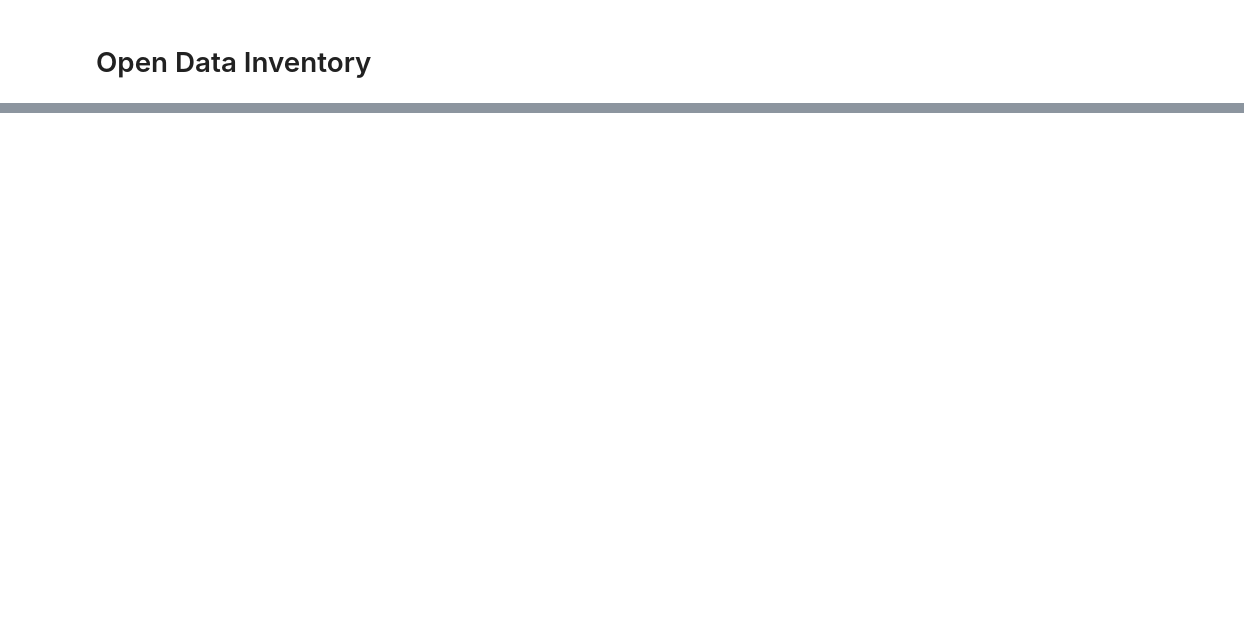
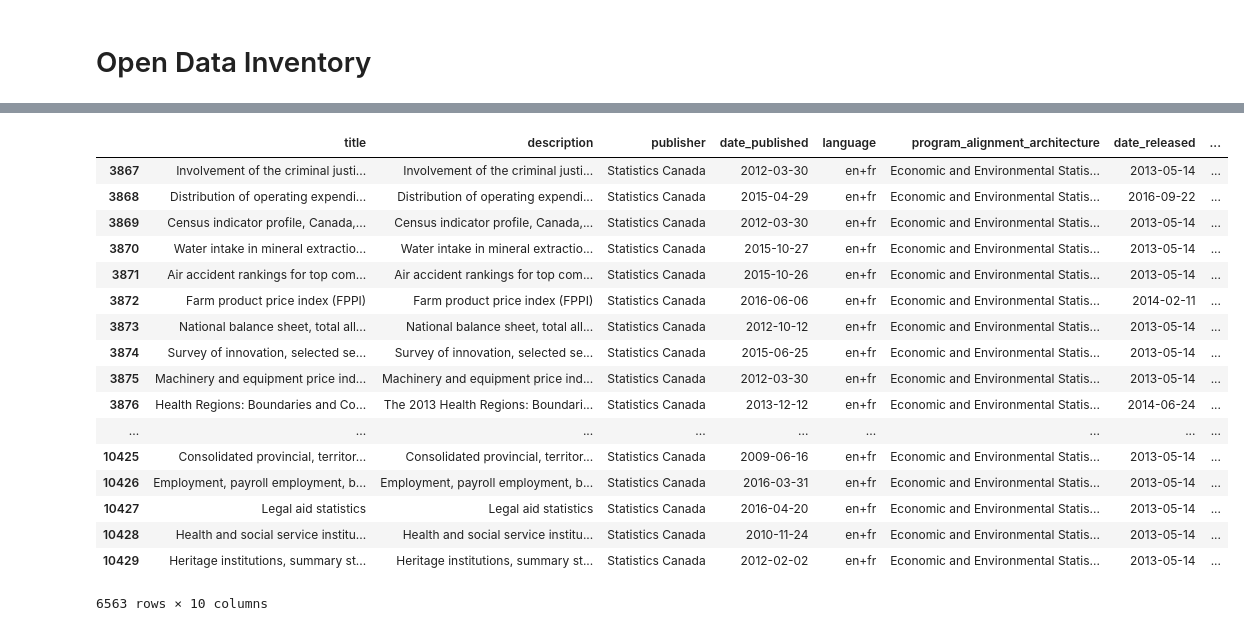
Before and after one commit to ocan-data/OpenCanadaData, a Jupyter notebook: notebooks/scratch/OpenDataInventory.ipynb, the cells around one changed output, grey strips where cells are left out. Saved outputs shown, nothing was run; the diff lists cells and outputs as text; code cells hidden in the pictures; blank space fills up the shorter version.

Commit message:
Updated inventory class manages the Open Canada data inventory

```diff
--- a/notebooks/scratch/OpenDataInventory.ipynb
+++ b/notebooks/scratch/OpenDataInventory.ipynb
@@ -18,4 +16,4 @@ inventory = pd.read_csv(INVENTORY_URL)
 # %%
 from ocandata.inventory import Inventory
+
+inventory: Inventory = Inventory.load()
-# %%
-inventory: Inventory = Inventory.from_url(INVENTORY_URL)
@@ -28,2 +19,0 @@ inventory.english_data.query("eligible_for_release != 'Y'")
-# %%
-inventory = pd.read_csv('../../data/inventory.csv')
@@ -52,0 +20,21 @@ statscan_inventory[statscan_inventory.description_en.str.match('.*Rail.*')].set_
+# %%
+inventory.statscan
+# %% [output]
+|  | title | description | publisher | date_published | language | program_alignment_architecture | date_released | ... |
+| 3867 | Involvement of the criminal justi... | Involvement of the criminal justi... | Statistics Canada | 2012-03-30 | en+fr | Economic and Environmental Statis... | 2013-05-14 | ... |
+| 3868 | Distribution of operating expendi... | Distribution of operating expendi... | Statistics Canada | 2015-04-29 | en+fr | Economic and Environmental Statis... | 2016-09-22 | ... |
+| 3869 | Census indicator profile, Canada,... | Census indicator profile, Canada,... | Statistics Canada | 2012-03-30 | en+fr | Economic and Environmental Statis... | 2013-05-14 | ... |
+| 3870 | Water intake in mineral extractio... | Water intake in mineral extractio... | Statistics Canada | 2015-10-27 | en+fr | Economic and Environmental Statis... | 2013-05-14 | ... |
+| 3871 | Air accident rankings for top com... | Air accident rankings for top com... | Statistics Canada | 2015-10-26 | en+fr | Economic and Environmental Statis... | 2013-05-14 | ... |
+| 3872 | Farm product price index (FPPI) | Farm product price index (FPPI) | Statistics Canada | 2016-06-06 | en+fr | Economic and Environmental Statis... | 2014-02-11 | ... |
+| 3873 | National balance sheet, total all... | National balance sheet, total all... | Statistics Canada | 2012-10-12 | en+fr | Economic and Environmental Statis... | 2013-05-14 | ... |
+| 3874 | Survey of innovation, selected se... | Survey of innovation, selected se... | Statistics Canada | 2015-06-25 | en+fr | Economic and Environmental Statis... | 2013-05-14 | ... |
+| 3875 | Machinery and equipment price ind... | Machinery and equipment price ind... | Statistics Canada | 2012-03-30 | en+fr | Economic and Environmental Statis... | 2013-05-14 | ... |
+| 3876 | Health Regions: Boundaries and Co... | The 2013 Health Regions: Boundari... | Statistics Canada | 2013-12-12 | en+fr | Economic and Environmental Statis... | 2014-06-24 | ... |
+| ... | ... | ... | ... | ... | ... | ... | ... | ... |
+| 10425 | Consolidated provincial, territor... | Consolidated provincial, territor... | Statistics Canada | 2009-06-16 | en+fr | Economic and Environmental Statis... | 2013-05-14 | ... |
+| 10426 | Employment, payroll employment, b... | Employment, payroll employment, b... | Statistics Canada | 2016-03-31 | en+fr | Economic and Environmental Statis... | 2013-05-14 | ... |
+| 10427 | Legal aid statistics | Legal aid statistics | Statistics Canada | 2016-04-20 | en+fr | Economic and Environmental Statis... | 2013-05-14 | ... |
+| 10428 | Health and social service institu... | Health and social service institu... | Statistics Canada | 2010-11-24 | en+fr | Economic and Environmental Statis... | 2013-05-14 | ... |
+| 10429 | Heritage institutions, summary st... | Heritage institutions, summary st... | Statistics Canada | 2012-02-02 | en+fr | Economic and Environmental Statis... | 2013-05-14 | ... |
+6563 rows × 10 columns
```
Also changed, not shown: parts of 7 cells of this notebook, 6 other files.
